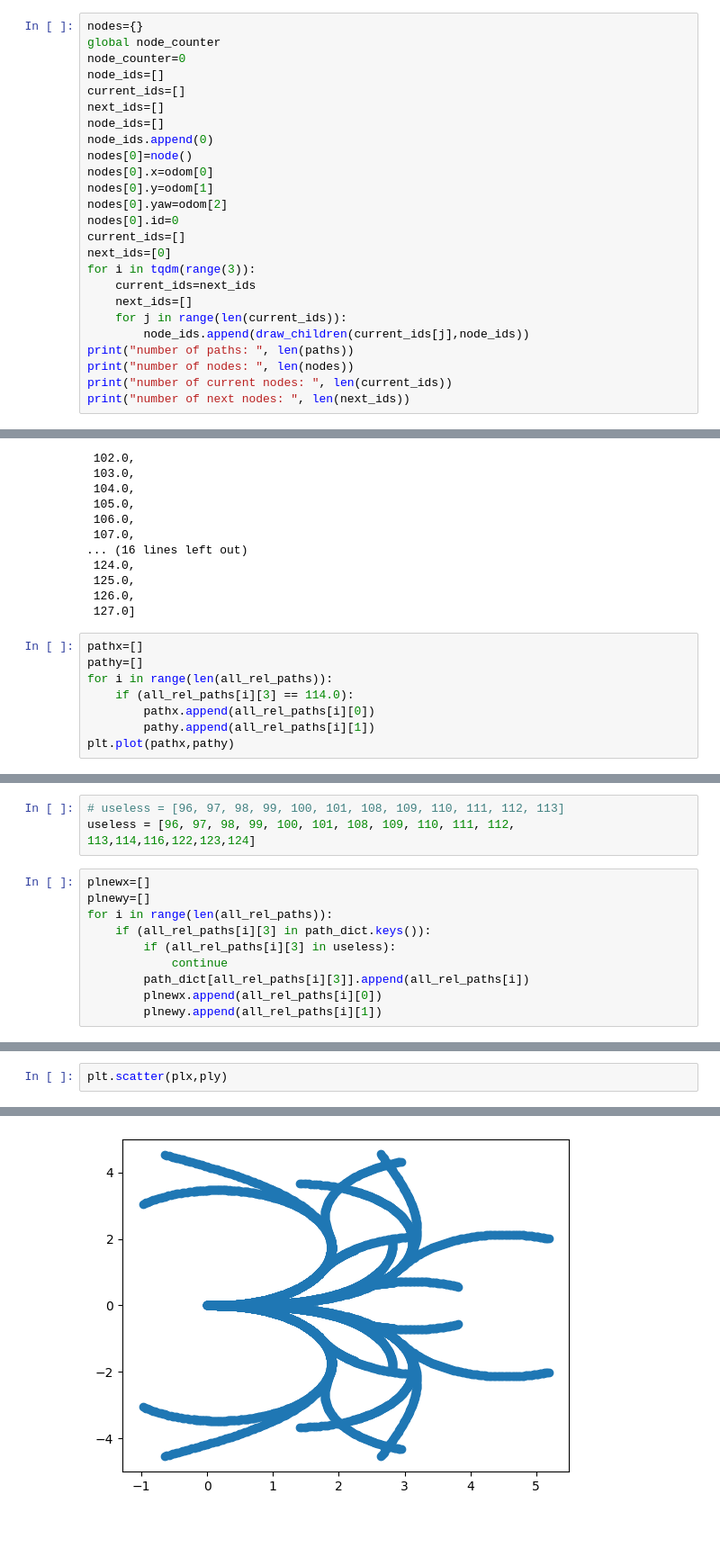
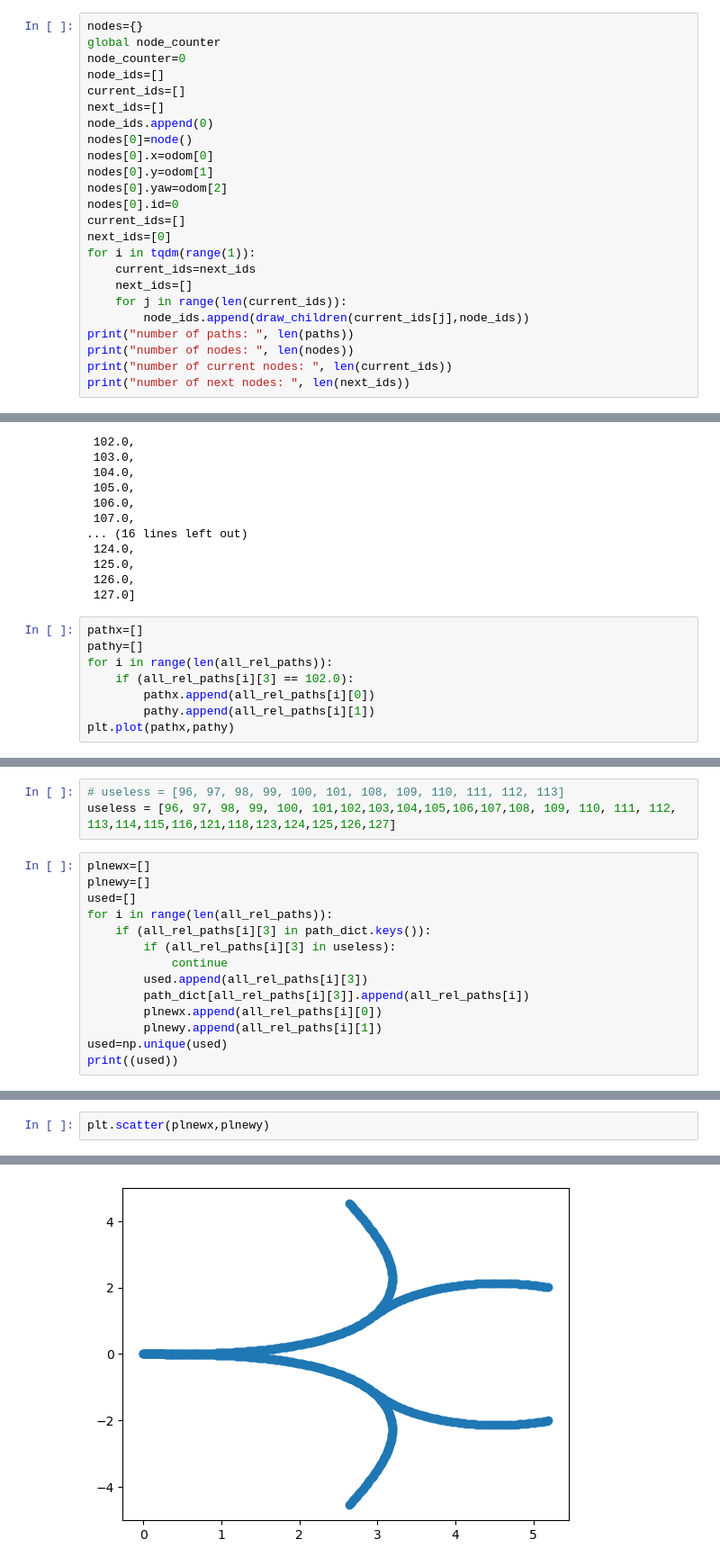
Before and after one commit to rohansekar/Cooperative-Multi-Agent-Planning, a Jupyter notebook: mapf.ipynb, the cells around one changed output, grey strips where cells are left out. Shown at 90% size. Saved outputs shown, nothing was run; the diff lists cells and outputs as text; blank space fills up the shorter version.

Commit message:
reduced to 4 paths

```diff
--- a/mapf.ipynb
+++ b/mapf.ipynb
@@ -106,7 +122,6 @@ node_counter=0
 node_ids=[]
 current_ids=[]
 next_ids=[]
-node_ids=[]
 node_ids.append(0)
 nodes[0]=node()
 nodes[0].x=odom[0]
@@ -115,7 +130,7 @@ nodes[0].yaw=odom[2]
 nodes[0].id=0
 current_ids=[]
 next_ids=[0]
-for i in tqdm(range(3)):
+for i in tqdm(range(1)):
     current_ids=next_ids
     next_ids=[]
     for j in range(len(current_ids)):
@@ -166,7 +181,7 @@ path_ids
 pathx=[]
 pathy=[]
 for i in range(len(all_rel_paths)):
-    if (all_rel_paths[i][3] == 114.0):
+    if (all_rel_paths[i][3] == 102.0):
         pathx.append(all_rel_paths[i][0])
         pathy.append(all_rel_paths[i][1])
 plt.plot(pathx,pathy)
@@ -180,14 +195,18 @@ plt.scatter(plx,ply)
 [figure]
 # %%
 # useless = [96, 97, 98, 99, 100, 101, 108, 109, 110, 111, 112, 113]
-useless = [96, 97, 98, 99, 100, 101, 108, 109, 110, 111, 112, 113,114,116,122,123,124]
+useless = [96, 97, 98, 99, 100, 101,102,103,104,105,106,107,108, 109, 110, 111, 112, 113,114,115,116,121,118,123,124,125,126,127]
 # %%
 plnewx=[]
 plnewy=[]
+used=[]
 for i in range(len(all_rel_paths)):
     if (all_rel_paths[i][3] in path_dict.keys()):
         if (all_rel_paths[i][3] in useless):
             continue
+        used.append(all_rel_paths[i][3])
         path_dict[all_rel_paths[i][3]].append(all_rel_paths[i])
         plnewx.append(all_rel_paths[i][0])
         plnewy.append(all_rel_paths[i][1])
+used=np.unique(used)
+print((used))
@@ -199,5 +220,5 @@ plt.scatter(plnewx,plnewy,s=1)
 # %%
-plt.scatter(plx,ply)
+plt.scatter(plnewx,plnewy)
 # %% [output]
 <matplotlib.collections.PathCollection at 0x...>
-[figure, old version]
+[figure, new version]
```
Also changed, not shown: parts of 10 cells of this notebook.
